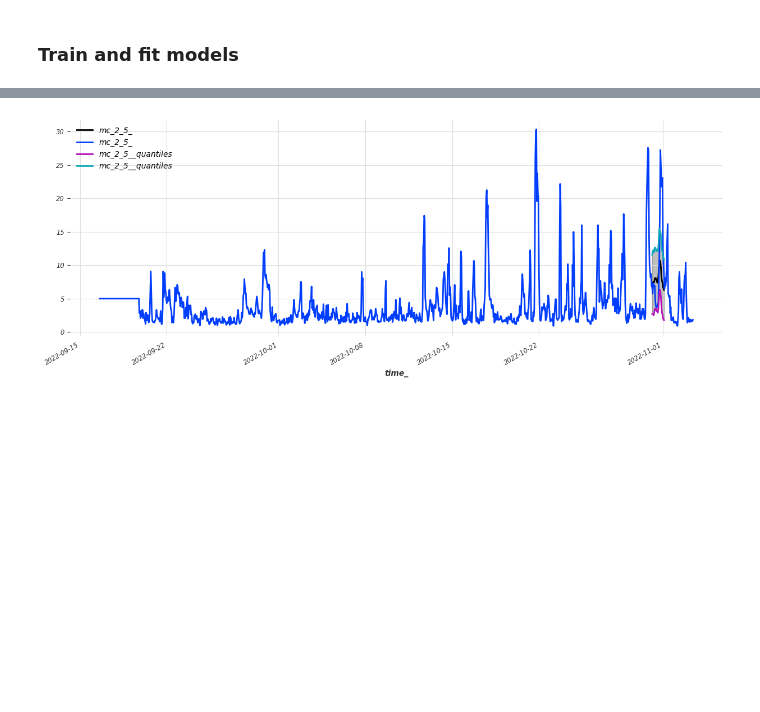
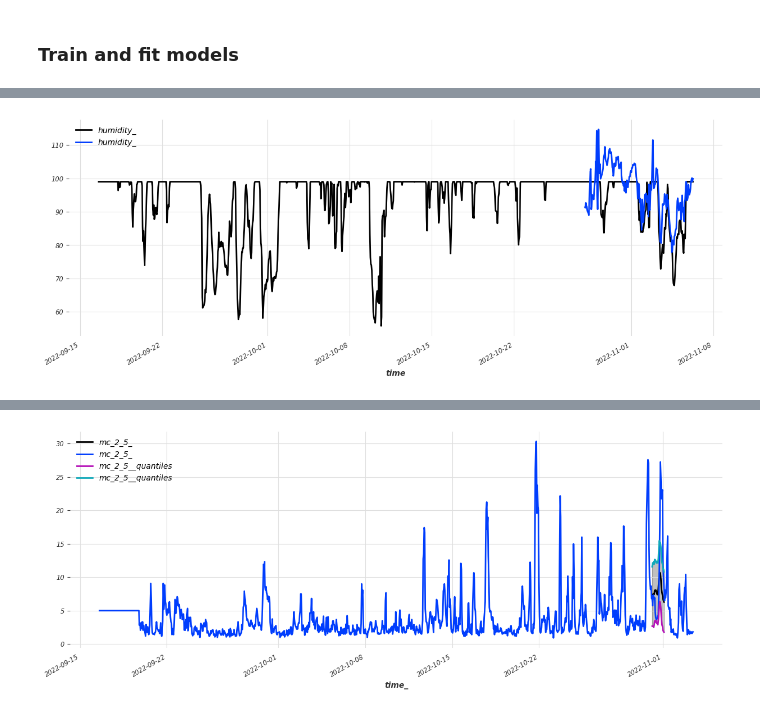
Before and after one commit to kundestyrt-norbit/timeseries-prediction, a Jupyter notebook: timestream_prophet.ipynb, the cells around one changed output, grey strips where cells are left out. Saved outputs shown, nothing was run; the diff lists cells and outputs as text; code cells hidden in the pictures; blank space fills up the shorter version.

```diff
--- a/timestream_prophet.ipynb
+++ b/timestream_prophet.ipynb
@@ -226,0 +258,6 @@ series
+# %%
+# Backtest of humidity without adding humidity from yr.no
+series['humidity_'][:-200].plot()
+model_output[0][1]['humidity_'].plot()
+# %% [output]
+[figure, added]
```
Also changed, not shown: parts of 15 cells of this notebook, 1 other file.
